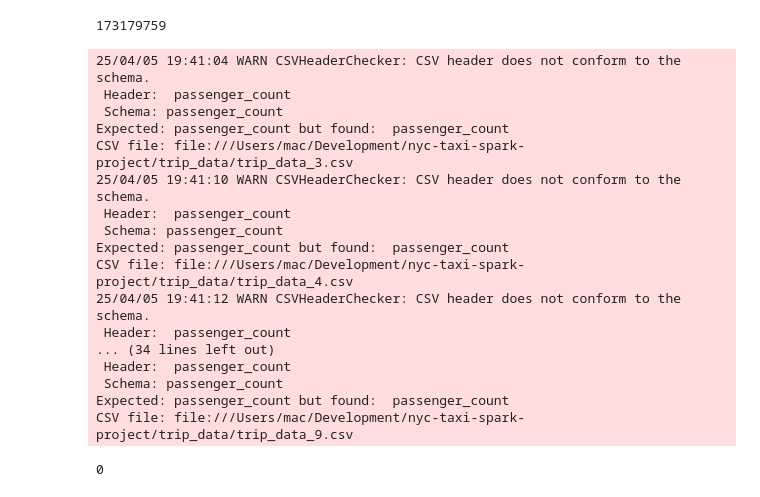
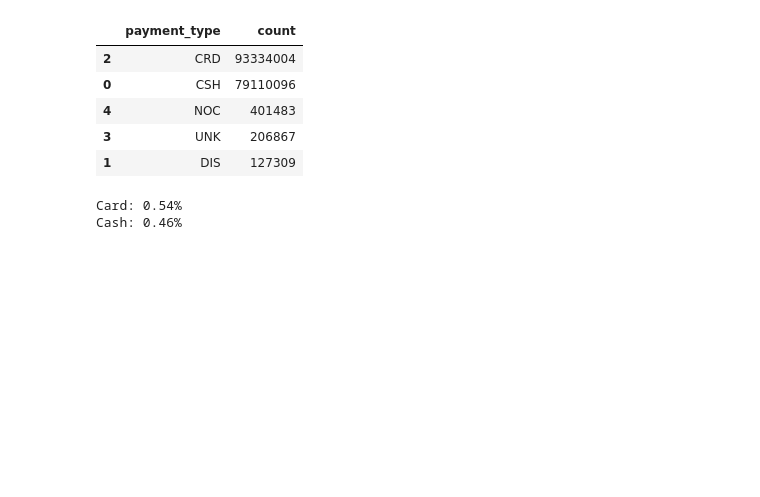
Before and after one commit to SeeenyaOhar/nyc-taxi-spark-project, a Jupyter notebook: main.ipynb, the cells around one changed output. Drawn from its saved outputs; the diff is of its cells as text; code cells hidden in the pictures; blank space fills up the shorter version.

```diff
--- a/main.ipynb
+++ b/main.ipynb
@@ -262,25 +184,21 @@ plt.show()
-# %%
-df_trip_clean.count().show()
-# %% [output]
-173179759
-# %%
-df_trip_clean.filter(col("passenger_count").isNull()).count()
-# %% [output]
-25/04/05 19:41:04 WARN CSVHeaderChecker: CSV header does not conform to the schema.
- Header:  passenger_count
- Schema: passenger_count
-Expected: passenger_count but found:  passenger_count
-CSV file: file:///Users/mac/Development/nyc-taxi-spark-project/trip_data/trip_data_3.csv
-25/04/05 19:41:10 WARN CSVHeaderChecker: CSV header does not conform to the schema.
- Header:  passenger_count
- Schema: passenger_count
-Expected: passenger_count but found:  passenger_count
-CSV file: file:///Users/mac/Development/nyc-taxi-spark-project/trip_data/trip_data_4.csv
-25/04/05 19:41:12 WARN CSVHeaderChecker: CSV header does not conform to the schema.
- Header:  passenger_count
-... (34 lines left out)
- Header:  passenger_count
- Schema: passenger_count
-Expected: passenger_count but found:  passenger_count
-CSV file: file:///Users/mac/Development/nyc-taxi-spark-project/trip_data/trip_data_9.csv
-0
+# %%
+df_payment_type_count
+# %% [output]
+|  | payment_type | count |
+| 2 | CRD | 93334004 |
+| 0 | CSH | 79110096 |
+| 4 | NOC | 401483 |
+| 3 | UNK | 206867 |
+| 1 | DIS | 127309 |
+# %%
+card_count = df_payment_type_count[df_payment_type_count['payment_type'] == 'CRD']['count'].iloc[0]
+cash_count = df_payment_type_count[df_payment_type_count['payment_type'] == 'CSH']['count'].iloc[0]
+total = card_count + cash_count
+card_percent = card_count / total
+cash_percent = cash_count / total
+
+print(f"Card: {round(card_percent, 2)}%")
+print(f"Cash: {round(cash_percent, 2)}%")
+# %% [output]
+Card: 0.54%
+Cash: 0.46%
```
Also changed, not shown: parts of 31 cells of this notebook, 2 other files.
